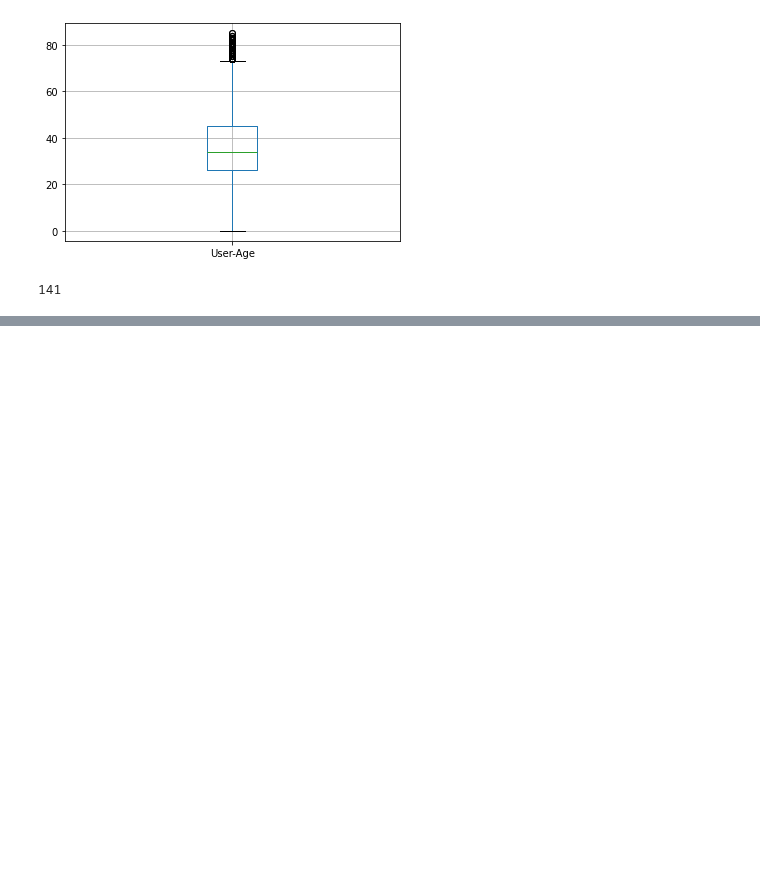
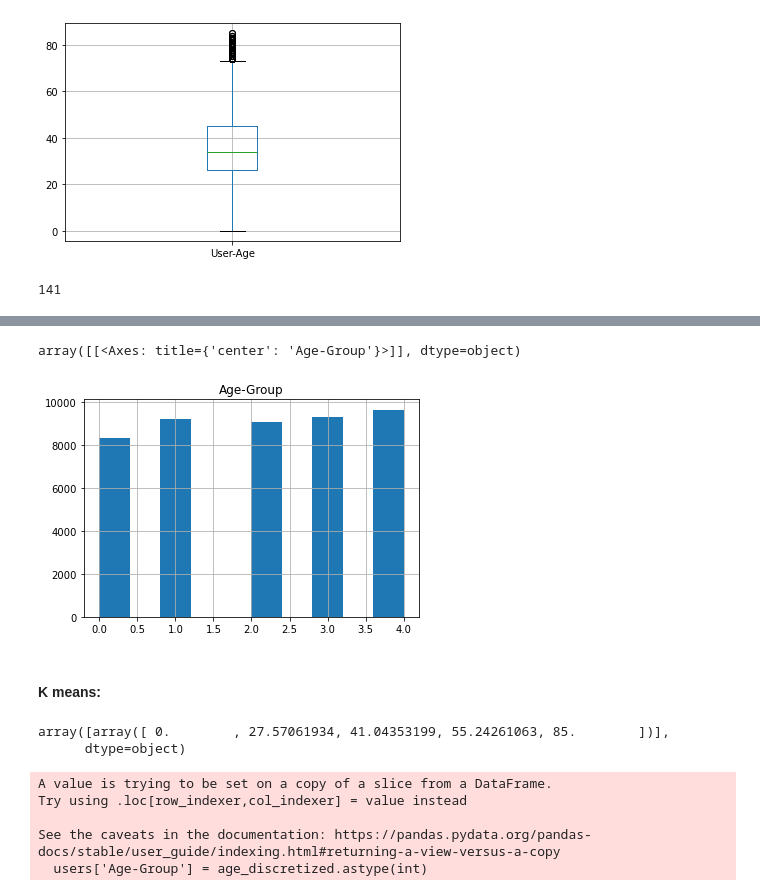
Before and after one commit to caseynator123/EDP_assigment2, a Jupyter notebook: preprocessing/preprocessing_user.ipynb, the cells around one changed output, grey strips where cells are left out. Cells and saved outputs as stored; diff of their text form; code cells hidden in the pictures; blank space fills up the shorter version.

```diff
--- a/preprocessing/preprocessing_user.ipynb
+++ b/preprocessing/preprocessing_user.ipynb
@@ -496,0 +559,4 @@ users[(users['User-Age'] != -1) & (users['User-Age'] < 90)].boxplot(column = 'Us
+# %%
+encoder = KBinsDiscretizer(n_bins=5, encode='ordinal', strategy='quantile')
+# %%
+age_discretized = encoder.fit_transform(users[['User-Age']])
@@ -496,0 +591,7 @@ users[(users['User-Age'] != -1) & (users['User-Age'] < 90)].boxplot(column = 'Us
+# %%
+users.hist('Age-Group')
+# %% [output]
+array([[<Axes: title={'center': 'Age-Group'}>]], dtype=object)
+[figure, added]
+# %% [markdown]
+#### K means:
@@ -496,0 +602,13 @@ users[(users['User-Age'] != -1) & (users['User-Age'] < 90)].boxplot(column = 'Us
+# %%
+encoder.bin_edges_
+# %% [output]
+array([array([ 0.        , 27.57061934, 41.04353199, 55.24261063, 85.        ])],
+      dtype=object)
+# %%
+users['Age-Group'] = age_discretized.astype(int)
+# %% [output]
+A value is trying to be set on a copy of a slice from a DataFrame.
+Try using .loc[row_indexer,col_indexer] = value instead
+
+See the caveats in the documentation: https://pandas.pydata.org/pandas-docs/stable/user_guide/indexing.html#returning-a-view-versus-a-copy
+  users['Age-Group'] = age_discretized.astype(int)
```
Also changed, not shown: parts of 21 cells of this notebook, 1 other file.
